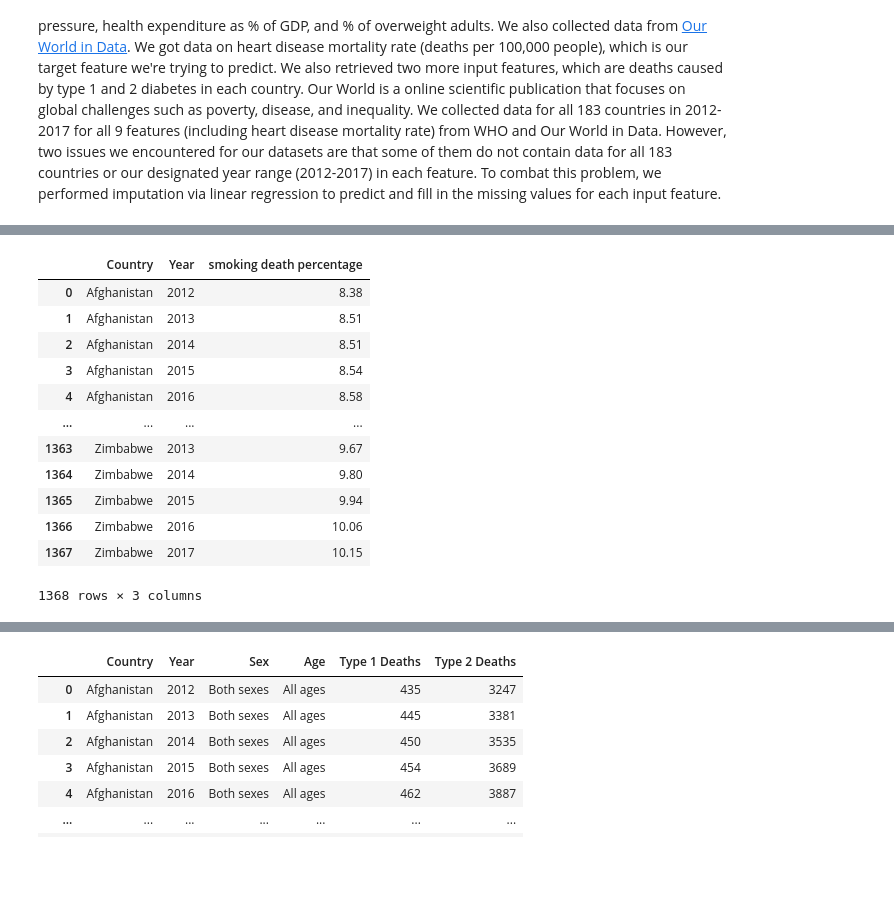
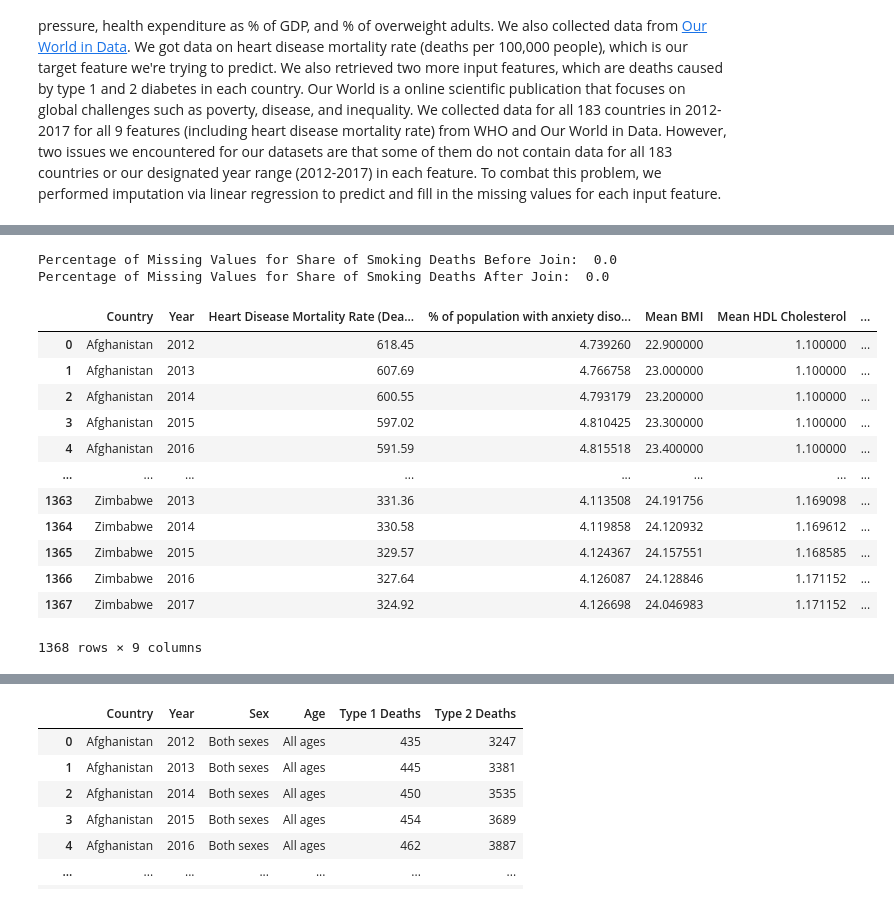
Before and after one commit to tulisamarth123/tulisamarth123.github.io, a Jupyter notebook: final_tutorial_notebook.ipynb, the cells around one changed output, grey strips where cells are left out. Cells and saved outputs as stored; diff of their text form; code cells hidden in the pictures; blank space fills up the shorter version.

```diff
--- a/final_tutorial_notebook.ipynb
+++ b/final_tutorial_notebook.ipynb
@@ -149,10 +162,18 @@ mean_HDL_cholesterol  = mean_HDL_cholesterol[['Country', 'Year', 'Cholesterol Le
 # Compute % of missing values in cholesterol data frame before join
 percentage_missing_values_cholesterol_before = ((float(mean_HDL_cholesterol['Cholesterol Level'].isna().sum()))/mean_HDL_cholesterol['Cholesterol Level'].count()) * 100.0
 print("Percentage of Missing Values for Mean HDL Cholesterol Before Join: ", percentage_missing_values_cholesterol_before)
-# Merge cholesteorl data with heart disease mortality data frame and compute % of missing values after join
+# Merge cholesteorl data with heart disease mortality data frame, Substituting all NaN values in mean HDL cholesterol col of main dataframe with mean values of corresponding years
 heart_disease_death_rates['Mean HDL Cholesterol'] = mean_HDL_cholesterol['Cholesterol Level']
+heart_disease_death_rates['Mean HDL Cholesterol'] = heart_disease_death_rates['Mean HDL Cholesterol'].fillna(0.0)
+for index, row in heart_disease_death_rates.iterrows():
+    if row['Mean HDL Cholesterol'] == 0.0:
+        hdl_cholesterol_col = heart_disease_death_rates[heart_disease_death_rates['Year'] == row['Year']]['Mean HDL Cholesterol'].dropna()
+        hdl_cholesterol_mean = hdl_cholesterol_col.mean(axis = 0)
+        heart_disease_death_rates.loc[index, 'Mean HDL Cholesterol'] = hdl_cholesterol_mean
+# Compute % of missing values in mean HDL cholesterol after join
 percentage_missing_values_cholesterol_after = ((float(heart_disease_death_rates['Mean HDL Cholesterol'].isna().sum()))/heart_disease_death_rates['Mean HDL Cholesterol'].count()) * 100.0
 print("Percentage of Missing Values in Cholesterol Level After Join: ", percentage_missing_values_cholesterol_after)
+# Outputting heart disease death rates df with mean HDL cholesterol column
 heart_disease_death_rates
 # %% [output]
 Percentage of Missing Values for Mean HDL Cholesterol Before Join:  0.0
@@ -197,11 +238,27 @@ low_phys_activity
 # %%
+# Import spirits consumption data, select and rename relevant columns, and choose all rows with years 2012-2017 (will only consider data for both sexes)
 spirits_consumption = pd.read_csv("data/spirits-consumption-per-person.csv")
 spirits_consumption = spirits_consumption[['Entity', 'Year', 'Indicator:Alcohol, recorded per capita (15+) consumption (in litres of pure alcohol) - Beverage Types:Spirits']]
 spirits_consumption = spirits_consumption.loc[spirits_consumption['Year'].isin([2012,2013,2014,2015,2016,2017])]
+# Sort spirits consumption data by country and year and reset indexes and choose only country, and spirits consumption columns
 spirits_consumption = spirits_consumption.rename(columns = {"Entity": "Country",  "Indicator:Alcohol, recorded per capita (15+) consumption (in litres of pure alcohol) - Beverage Types:Spirits": "Spirits Consumption"})
 spirits_consumption = spirits_consumption.sort_values(by=['Country', 'Year'])
 spirits_consumption.insert(2, 'Sex', 'Both sexes')
 spirits_consumption = spirits_consumption.reset_index(drop = True)
 spirits_consumption = spirits_consumption[['Country', 'Year', 'Spirits Consumption']]
-spirits_consumption
+# Compute % of missing values in spirits consumption data frame before join
+percentage_missing_values_spirits_consumption_before = ((float(spirits_consumption['Spirits Consumption'].isna().sum()))/spirits_consumption['Spirits Consumption'].count()) * 100.0
+print("Percentage of Missing Values for Spirits Consumption Before Join: ", percentage_missing_values_spirits_consumption_before)
+# Merge spirits consumption data with heart disease mortality data frame, Substituting all NaN values in spirits consumption column of main dataframe with mean values of corresponding years
+heart_disease_death_rates['Spirits Consumption'] = spirits_consumption['Spirits Consumption']
+heart_disease_death_rates['Spirits Consumption'] = heart_disease_death_rates['Spirits Consumption'].fillna(0.0)
+for index, row in heart_disease_death_rates.iterrows():
+    if row['Spirits Consumption'] == 0.0:
+        spirits_consumption_col = heart_disease_death_rates[heart_disease_death_rates['Year'] == row['Year']]['Spirits Consumption'].dropna()
+        spirits_consumption_mean = spirits_consumption_col.mean(axis = 0)
+        heart_disease_death_rates.loc[index, 'Spirits Consumption'] = spirits_consumption_mean
+# Compute % of missing values in spirits consumption after join
+percentage_missing_values_spirits_consumption_after = ((float(heart_disease_death_rates['Spirits Consumption'].isna().sum()))/heart_disease_death_rates['Spirits Consumption'].count()) * 100.0
+print("Percentage of Missing Values for Spirits Consumption After Join: ", percentage_missing_values_spirits_consumption_after)
+heart_disease_death_rates
 # %% [output]
@@ -221,24 +284,36 @@ spirits_consumption
 # %%
+# Import smoking death percentage data, select and rename relevant columns, and choose all rows with years 2012-2017 (will only consider data for both sexes)
 share_deaths_smoking = pd.read_csv("data/share-deaths-smoking.csv")
 share_deaths_smoking = share_deaths_smoking[['Entity', 'Year', 'Deaths - Cause: All causes - Risk: Smoking - OWID - Sex: Both - Age: Age-standardized (Percent)']]
 share_deaths_smoking = share_deaths_smoking.loc[share_deaths_smoking['Year'].isin([2012,2013,2014,2015,2016,2017])]
-share_deaths_smoking = share_deaths_smoking.rename(columns = {"Entity": "Country",  "Deaths - Cause: All causes - Risk: Smoking - OWID - Sex: Both - Age: Age-standardized (Percent)": "smoking death percentage"})
+# Sort spirits consumption data by country and year and reset indexes and choose only country, and spirits consumption columns
+share_deaths_smoking = share_deaths_smoking.rename(columns = {"Entity": "Country",  "Deaths - Cause: All causes - Risk: Smoking - OWID - Sex: Both - Age: Age-standardized (Percent)": "Smoking Death Percentage"})
 share_deaths_smoking = share_deaths_smoking.sort_values(by=['Country', 'Year'])
 share_deaths_smoking.insert(2, 'Sex', 'Both sexes')
 share_deaths_smoking = share_deaths_smoking.reset_index(drop = True)
-share_deaths_smoking = share_deaths_smoking[['Country', 'Year', 'smoking death percentage']]
-share_deaths_smoking
+share_deaths_smoking = share_deaths_smoking[['Country', 'Year', "Smoking Death Percentage"]]
+# Compute % of missing values in smoking deaths consumption data frame before join
+percentage_missing_values_smoking_deaths_before = ((float(share_deaths_smoking["Smoking Death Percentage"].isna().sum()))/share_deaths_smoking["Smoking Death Percentage"].count()) * 100.0
+print("Percentage of Missing Values for Share of Smoking Deaths Before Join: ", percentage_missing_values_smoking_deaths_before)
+# Merge smoking death data with heart disease mortality data frame, Substituting all NaN values in smoking death percentage column of main dataframe with mean values of corresponding years
+heart_disease_death_rates["Smoking Death Percentage"] = share_deaths_smoking["Smoking Death Percentage"]
+# Compute % of missing values in smoking death percentage column after join
+percentage_missing_values_smoking_deaths_after = ((float(heart_disease_death_rates["Smoking Death Percentage"].isna().sum()))/heart_disease_death_rates["Smoking Death Percentage"].count()) * 100.0
+print("Percentage of Missing Values for Share of Smoking Deaths After Join: ", percentage_missing_values_smoking_deaths_after)
+heart_disease_death_rates
 # %% [output]
+Percentage of Missing Values for Share of Smoking Deaths Before Join:  0.0
+Percentage of Missing Values for Share of Smoking Deaths After Join:  0.0
-|  | Country | Year | smoking death percentage |
-| 0 | Afghanistan | 2012 | 8.38 |
-| 1 | Afghanistan | 2013 | 8.51 |
-| 2 | Afghanistan | 2014 | 8.51 |
-| 3 | Afghanistan | 2015 | 8.54 |
-| 4 | Afghanistan | 2016 | 8.58 |
-| ... | ... | ... | ... |
-| 1363 | Zimbabwe | 2013 | 9.67 |
-| 1364 | Zimbabwe | 2014 | 9.80 |
-| 1365 | Zimbabwe | 2015 | 9.94 |
-| 1366 | Zimbabwe | 2016 | 10.06 |
-| 1367 | Zimbabwe | 2017 | 10.15 |
+|  | Country | Year | Heart Disease Mortality Rate (Dea... | % of population with anxiety diso... | Mean BMI | Mean HDL Cholesterol | ... |
+| 0 | Afghanistan | 2012 | 618.45 | 4.739260 | 22.900000 | 1.100000 | ... |
+| 1 | Afghanistan | 2013 | 607.69 | 4.766758 | 23.000000 | 1.100000 | ... |
+| 2 | Afghanistan | 2014 | 600.55 | 4.793179 | 23.200000 | 1.100000 | ... |
+| 3 | Afghanistan | 2015 | 597.02 | 4.810425 | 23.300000 | 1.100000 | ... |
+| 4 | Afghanistan | 2016 | 591.59 | 4.815518 | 23.400000 | 1.100000 | ... |
+| ... | ... | ... | ... | ... | ... | ... | ... |
+| 1363 | Zimbabwe | 2013 | 331.36 | 4.113508 | 24.191756 | 1.169098 | ... |
+| 1364 | Zimbabwe | 2014 | 330.58 | 4.119858 | 24.120932 | 1.169612 | ... |
+| 1365 | Zimbabwe | 2015 | 329.57 | 4.124367 | 24.157551 | 1.168585 | ... |
+| 1366 | Zimbabwe | 2016 | 327.64 | 4.126087 | 24.128846 | 1.171152 | ... |
+| 1367 | Zimbabwe | 2017 | 324.92 | 4.126698 | 24.046983 | 1.171152 | ... |
-1368 rows × 3 columns
+1368 rows × 9 columns
```
Also changed, not shown: parts of 17 cells of this notebook, 1 other file.
